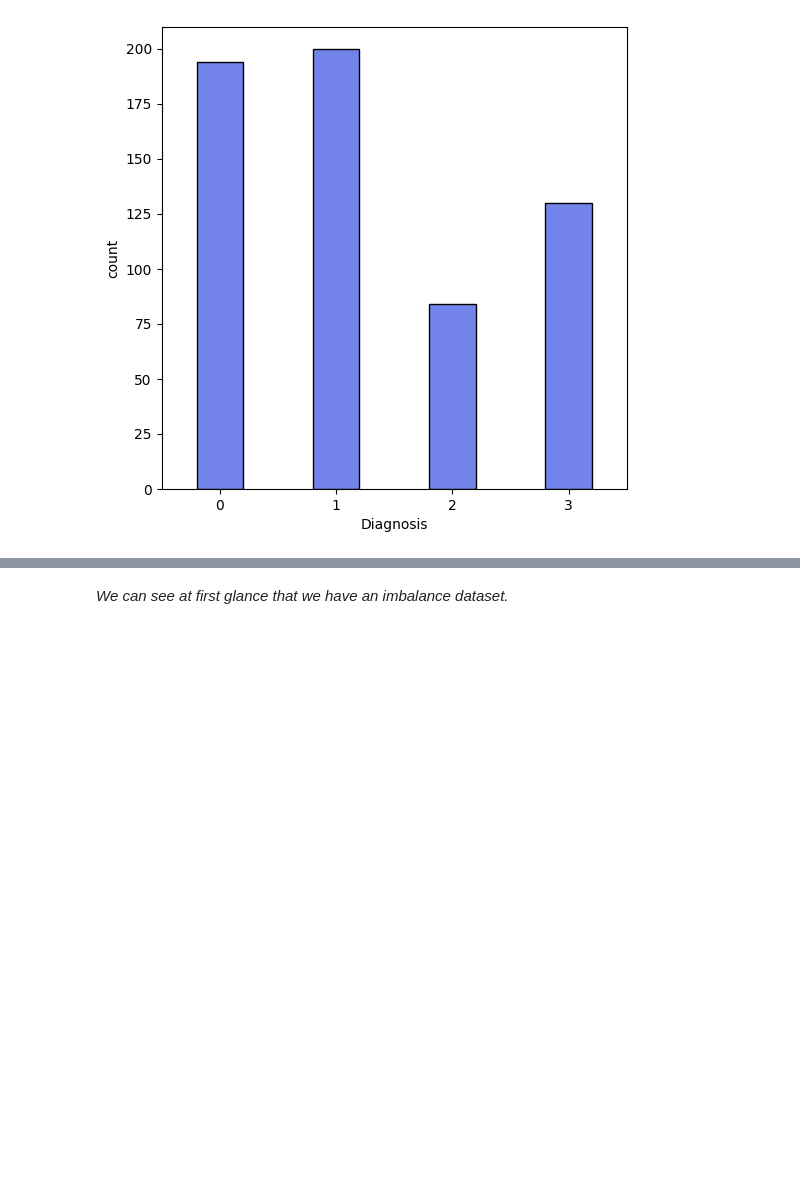
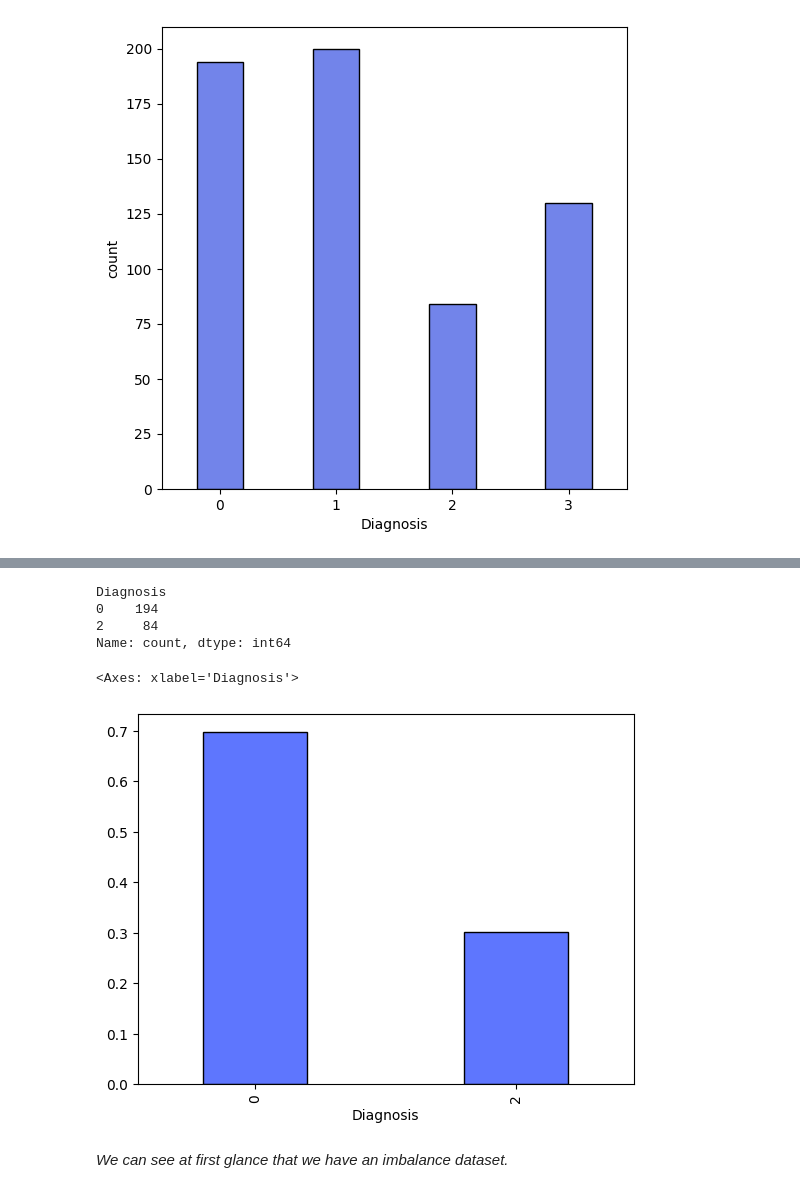
Before and after one commit to InfoAdam1998/Thesis-Project, a Jupyter notebook: notebooks/explanatory_data_analysis/univariate_analysis.ipynb, the cells around one changed output, grey strips where cells are left out. Cells and saved outputs as stored; diff of their text form; code cells hidden in the pictures; blank space fills up the shorter version.

```diff
--- a/notebooks/explanatory_data_analysis/univariate_analysis.ipynb
+++ b/notebooks/explanatory_data_analysis/univariate_analysis.ipynb
@@ -138,0 +183,7 @@ sns.countplot(data = dataset,
+# %%
+# Group two
+group_three = dataset[dataset["Diagnosis"] == 0]
+group_four = dataset[dataset["Diagnosis"] == 2]
+
+combined_groups_two = pd.concat([group_three, group_four], ignore_index = True)
+combined_groups_two["Diagnosis"].unique()
@@ -139,3 +208,21 @@ sns.countplot(data = dataset,
+# %%
+combined_groups_two["Diagnosis"].value_counts()
+
+y_split_two = combined_groups_two["Diagnosis"]
+y_split_two.value_counts()
+# %% [output]
+Diagnosis
+0    194
+2     84
+Name: count, dtype: int64
+# %%
+y_split_two.value_counts(normalize=True).plot(kind="bar",
+                                                color = "#5e76fe",
+                                                width = 0.4,
+                                                edgecolor = "black",)
+# %% [output]
+<Axes: xlabel='Diagnosis'>
+[figure, added]
 # %% [markdown]
 *We can see at first glance that we have an imbalance dataset.*
 # %% [markdown]
```
Also changed, not shown: parts of 9 cells of this notebook, 8 other files.
